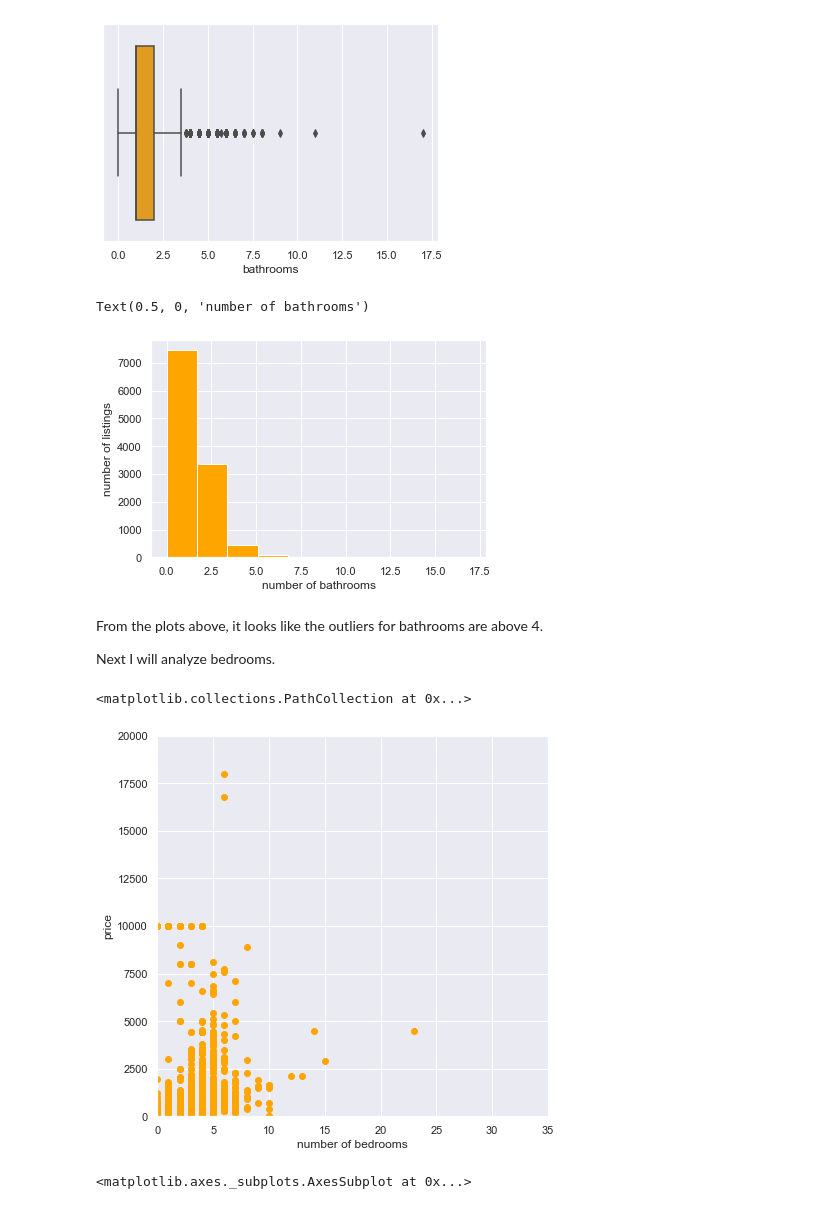
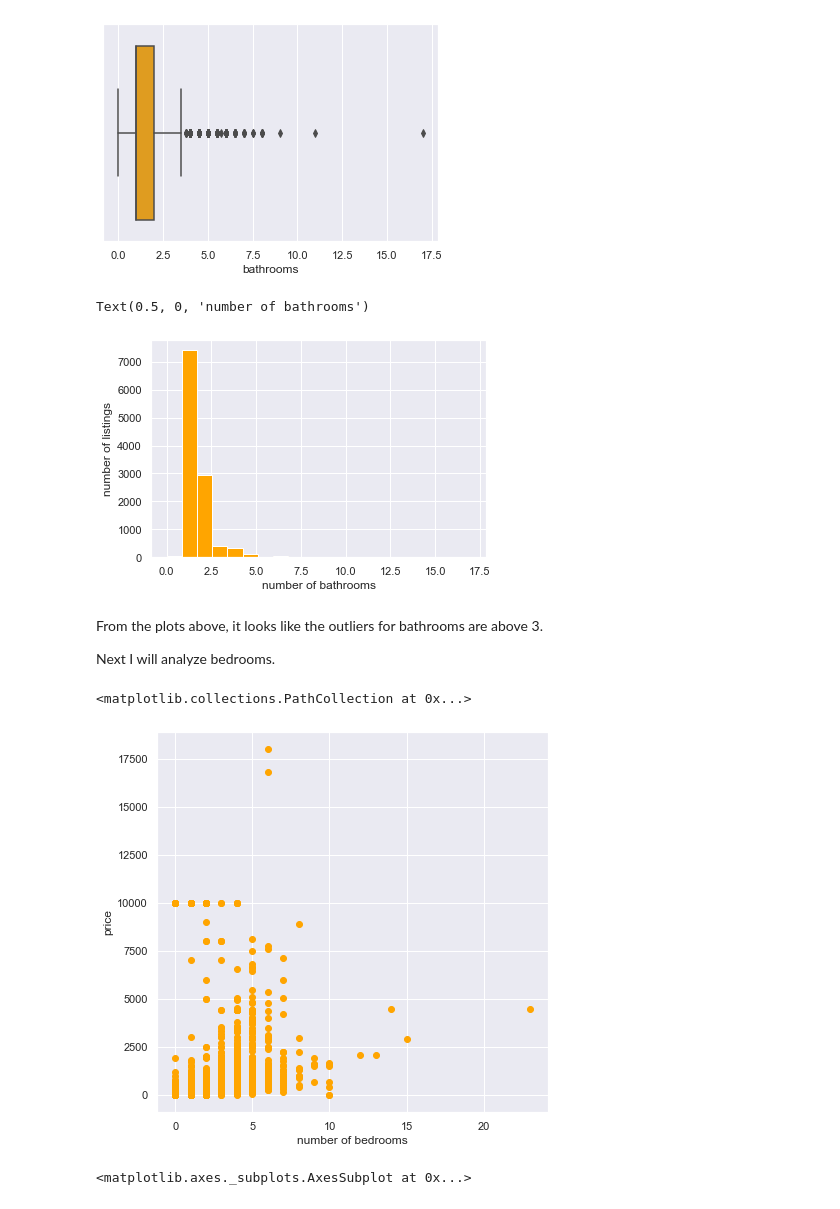
Before and after one commit to ammadatuy/Predicting_Austin_Airbnb_Prices, a Jupyter notebook: Data_Wrangling.ipynb, the cells around one changed output. Saved outputs shown, nothing was run; the diff lists cells and outputs as text; code cells hidden in the pictures.

```diff
--- a/Data_Wrangling.ipynb
+++ b/Data_Wrangling.ipynb
@@ -1008,26 +990,24 @@ sns.boxplot(new_df['bathrooms'], color='orange')
 <matplotlib.axes._subplots.AxesSubplot at 0x...>
 [figure]
 # %%
-plt.hist(new_df['bathrooms'], color='orange')
+plt.hist(new_df['bathrooms'], color='orange', bins=20)
 plt.ylabel('number of listings')
 plt.xlabel('number of bathrooms')
 # %% [output]
 Text(0.5, 0, 'number of bathrooms')
-[figure, old version]
+[figure, new version]
 # %% [markdown]
-From the plots above, it looks like the outliers for bathrooms are above 4.
+From the plots above, it looks like the outliers for bathrooms are above 3.
 
 Next I will analyze bedrooms.
 # %%
 plt.figure(figsize=(7,7))
-plt.xlim(0, 35)
-plt.ylim(0, 20000)
 plt.xlabel('number of bedrooms')
 plt.ylabel('price')
 plt.scatter(new_df.bedrooms, new_df.price, color='orange')
 # %% [output]
 <matplotlib.collections.PathCollection at 0x...>
-[figure, old version]
+[figure, new version]
 # %%
 sns.boxplot(new_df['bedrooms'], color='orange')
 # %% [output]
```
Also changed, not shown: parts of 12 cells of this notebook.
